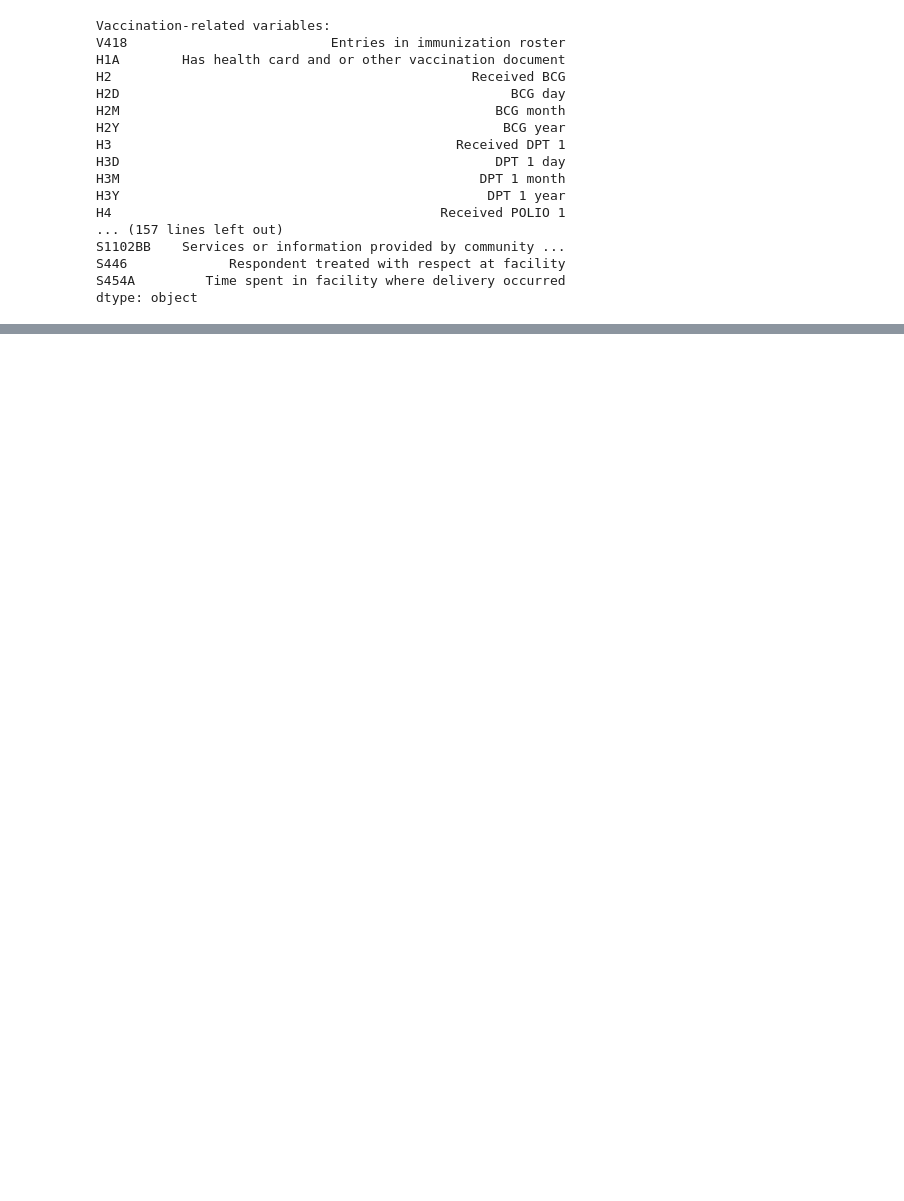
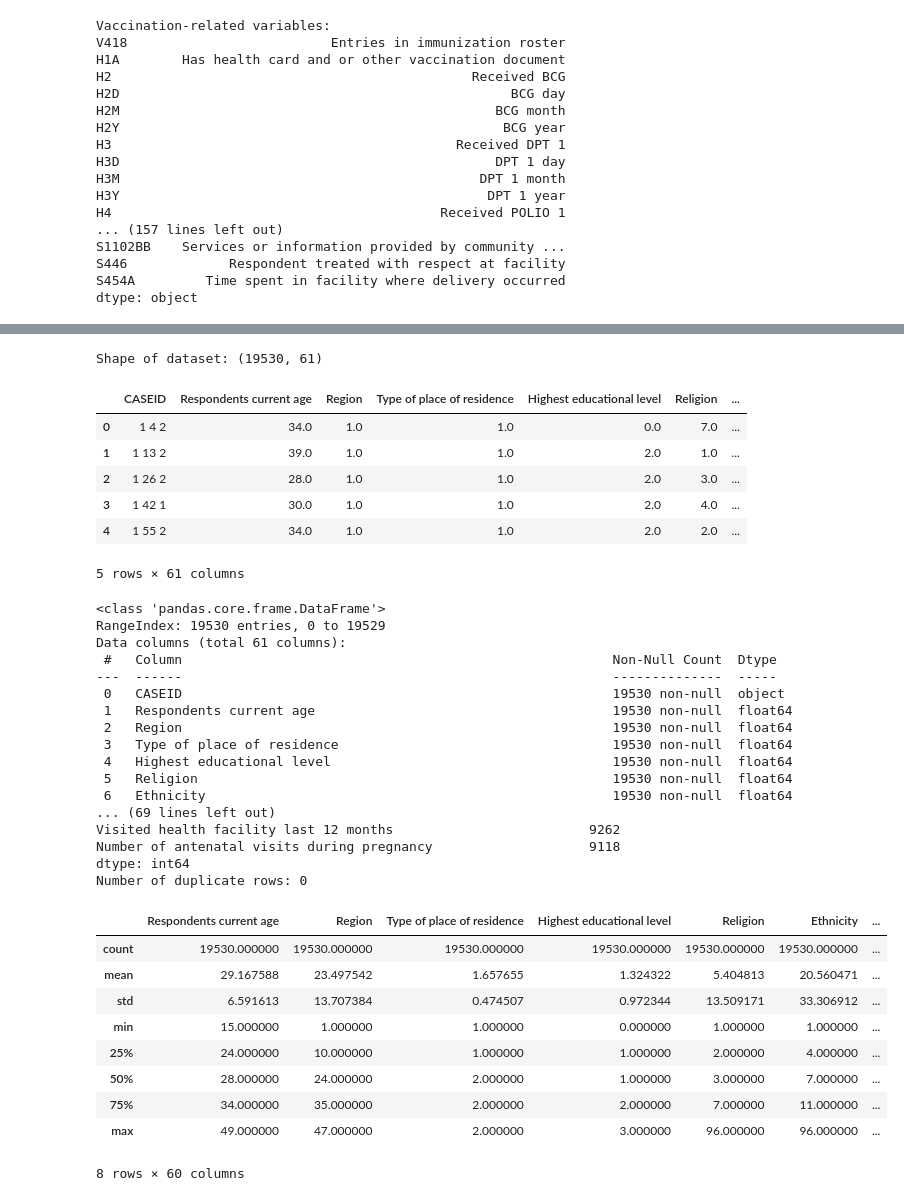
Before and after one commit to tingly-amua/Under5-Mortality-Model, a Jupyter notebook: u5mr.ipynb, the cells around one changed output, grey strips where cells are left out. Drawn from its saved outputs; the diff is of its cells as text; code cells hidden in the pictures; blank space fills up the shorter version.

```diff
--- a/u5mr.ipynb
+++ b/u5mr.ipynb
@@ -433,0 +479,55 @@ df = pd.read_csv('u5mr_subset.csv')
+# %%
+# Shape of the dataset
+print("Shape of dataset:", df.shape)
+
+# Quick look at the first few rows
+display(df.head())
+
+# Summary info
+df.info()
+
+# Check missing values
+missing = df.isnull().sum().sort_values(ascending=False)
+print(missing.head(15))  # top 15 variables with missing data
+
+# Check duplicates
+print("Number of duplicate rows:", df.duplicated().sum())
+
+# Check basic stats for numeric columns
+display(df.describe())
+# %% [output]
+Shape of dataset: (19530, 61)
+|  | CASEID | Respondents current age | Region | Type of place of residence | Highest educational level | Religion | ... |
+| 0 | 1 4 2 | 34.0 | 1.0 | 1.0 | 0.0 | 7.0 | ... |
+| 1 | 1 13 2 | 39.0 | 1.0 | 1.0 | 2.0 | 1.0 | ... |
+| 2 | 1 26 2 | 28.0 | 1.0 | 1.0 | 2.0 | 3.0 | ... |
+| 3 | 1 42 1 | 30.0 | 1.0 | 1.0 | 2.0 | 4.0 | ... |
+| 4 | 1 55 2 | 34.0 | 1.0 | 1.0 | 2.0 | 2.0 | ... |
+5 rows × 61 columns
+<class 'pandas.core.frame.DataFrame'>
+RangeIndex: 19530 entries, 0 to 19529
+Data columns (total 61 columns):
+ #   Column                                                       Non-Null Count  Dtype
+---  ------                                                       --------------  -----
+ 0   CASEID                                                       19530 non-null  object
+ 1   Respondents current age                                      19530 non-null  float64
+ 2   Region                                                       19530 non-null  float64
+ 3   Type of place of residence                                   19530 non-null  float64
+ 4   Highest educational level                                    19530 non-null  float64
+ 5   Religion                                                     19530 non-null  float64
+ 6   Ethnicity                                                    19530 non-null  float64
+... (69 lines left out)
+Visited health facility last 12 months                         9262
+Number of antenatal visits during pregnancy                    9118
+dtype: int64
+Number of duplicate rows: 0
+|  | Respondents current age | Region | Type of place of residence | Highest educational level | Religion | Ethnicity | ... |
+| count | 19530.000000 | 19530.000000 | 19530.000000 | 19530.000000 | 19530.000000 | 19530.000000 | ... |
+| mean | 29.167588 | 23.497542 | 1.657655 | 1.324322 | 5.404813 | 20.560471 | ... |
+| std | 6.591613 | 13.707384 | 0.474507 | 0.972344 | 13.509171 | 33.306912 | ... |
+| min | 15.000000 | 1.000000 | 1.000000 | 0.000000 | 1.000000 | 1.000000 | ... |
+| 25% | 24.000000 | 10.000000 | 1.000000 | 1.000000 | 2.000000 | 4.000000 | ... |
+| 50% | 28.000000 | 24.000000 | 2.000000 | 1.000000 | 3.000000 | 7.000000 | ... |
+| 75% | 34.000000 | 35.000000 | 2.000000 | 2.000000 | 7.000000 | 11.000000 | ... |
+| max | 49.000000 | 47.000000 | 2.000000 | 3.000000 | 96.000000 | 96.000000 | ... |
+8 rows × 60 columns
```
Also changed, not shown: parts of 21 cells of this notebook, 1 other file.
